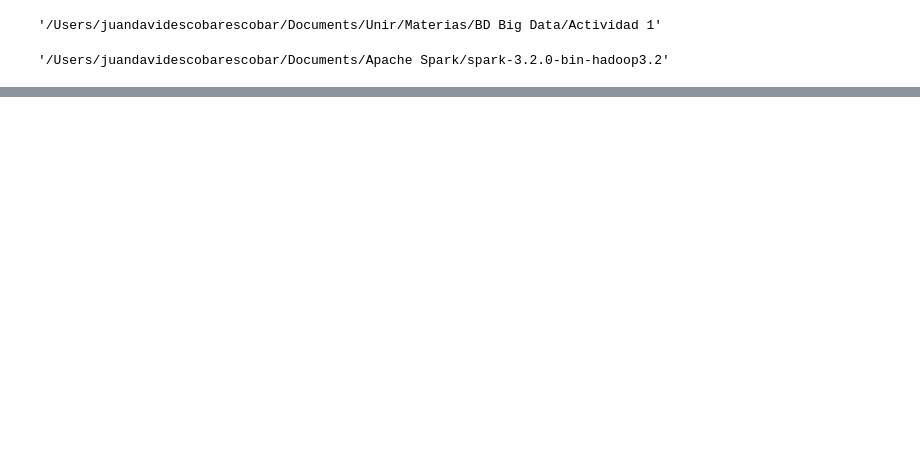
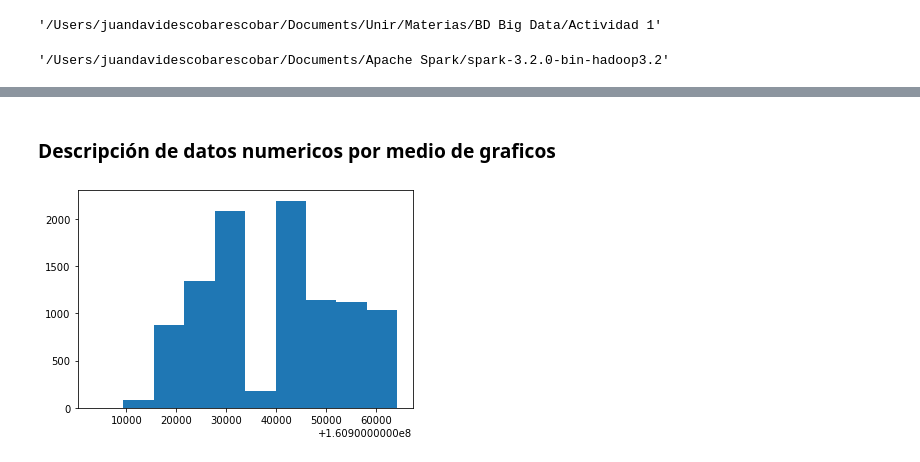
Before and after one commit to juadaves91/bd-bigdata-unir, a Jupyter notebook: Limpieza Datos Dataset - CSV.ipynb, the cells around one changed output, grey strips where cells are left out. Saved outputs shown, nothing was run; the diff lists cells and outputs as text; code cells hidden in the pictures; blank space fills up the shorter version.

```diff
--- a/Limpieza Datos Dataset - CSV.ipynb
+++ b/Limpieza Datos Dataset - CSV.ipynb
@@ -145,0 +212,3 @@ root
+# %%
+df_pd = df.toPandas()
+df_pd.info()
@@ -145,0 +251,14 @@ root
+# %% [markdown]
+### Descripción de datos numericos por medio de graficos
+# %%
+'''
+Generamos los histogramas de dos variables numéricas que presenta
+la tabla de datos: CrimeId y a AgencyId
+'''
+
+data_crime_id = list(df_pd["CrimeId"])
+
+plt.hist(data_crime_id, 10)
+plt.show()
+# %% [output]
+[figure, added]
```
Also changed, not shown: parts of 107 cells of this notebook.
